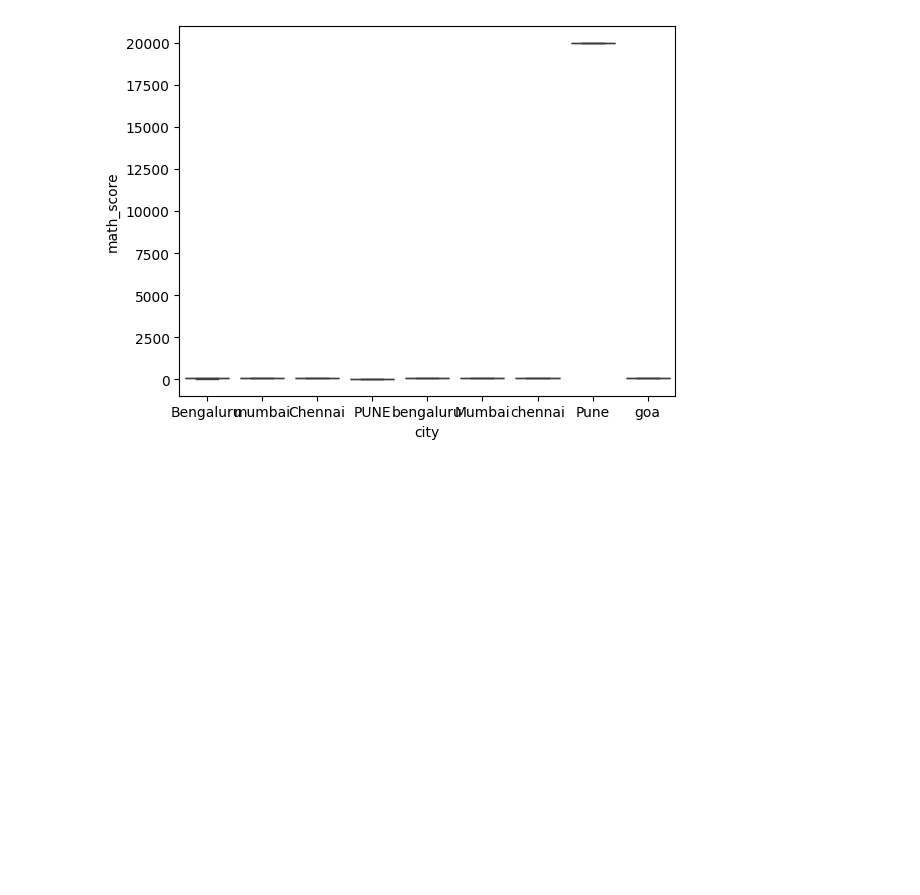
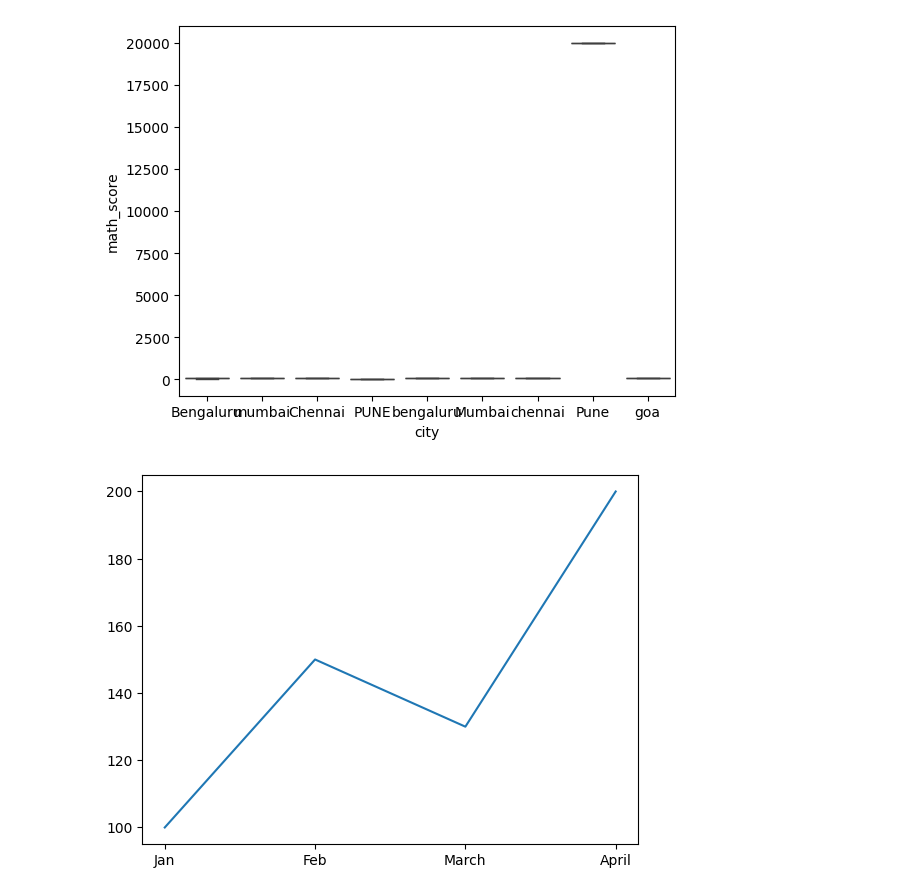
Before and after one commit to anshumanshukl1605/question-practice-, a Jupyter notebook: session16.ipynb, the cells around one changed output. Saved outputs shown, nothing was run; the diff lists cells and outputs as text; code cells hidden in the pictures; blank space fills up the shorter version.

```diff
--- a/session16.ipynb
+++ b/session16.ipynb
@@ -123,3 +123,17 @@ plt.savefig("demo.png")
 plt.show()
 # %% [output]
 [figure]
+# %%
+import matplotlib.pyplot as plt
+
+months = ["Jan", "Feb", "March", "April"]
+
+sales = [100, 150, 130, 200]
+
+fig, ax = plt.subplots()
+
+ax.plot(months, sales)
+
+plt.show()
+# %% [output]
+[figure, added]
```
Also changed, not shown: parts of 7 cells of this notebook.
